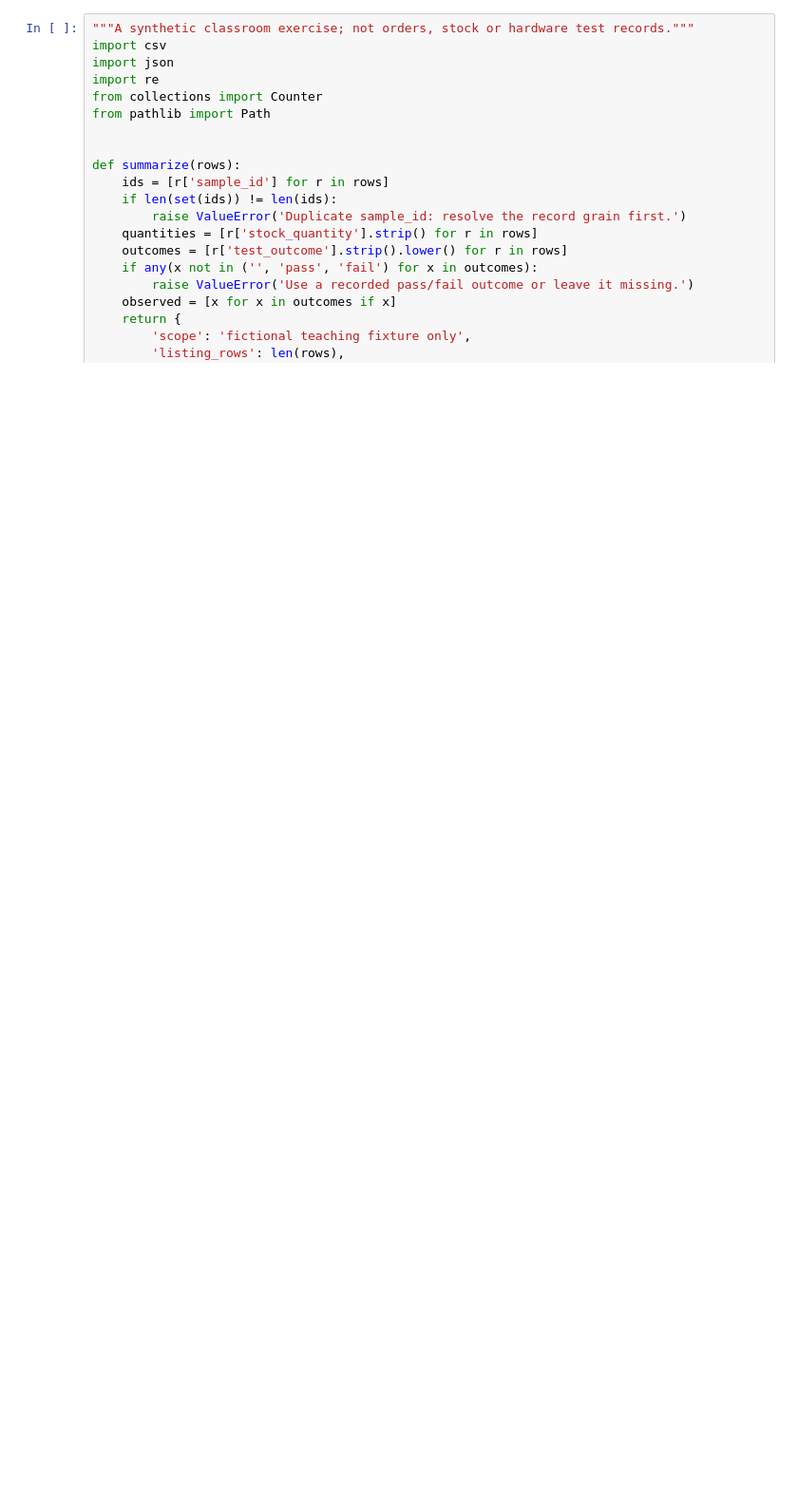
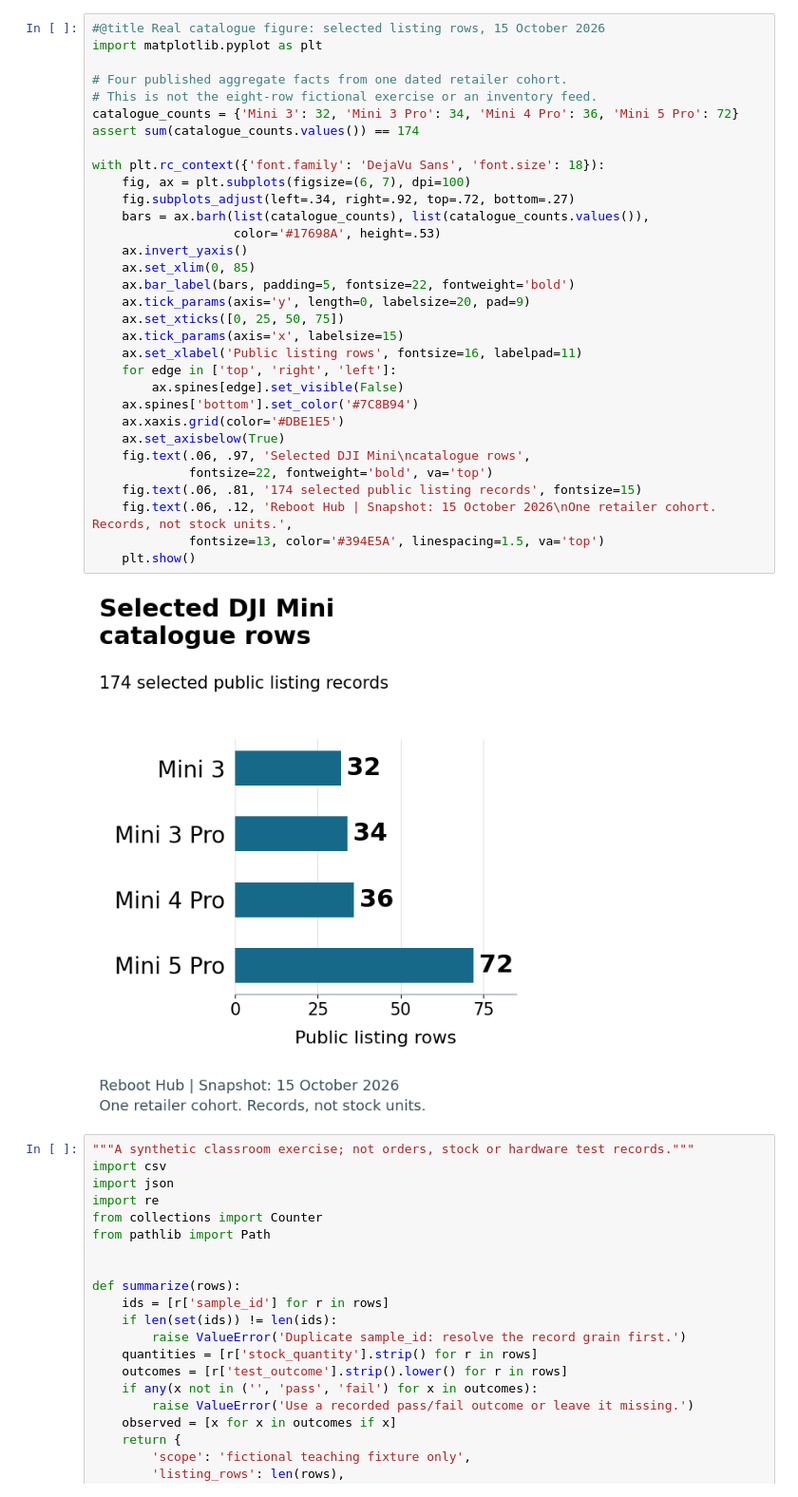
Before and after one commit to Reboot-Hub/dji-drone-parts-reference, a Jupyter notebook: lessons/catalogue-evidence-lab-20261016/catalogue-evidence-lab.ipynb, the cells around one changed output. Shown at 95% size. Drawn from its saved outputs; the diff is of its cells as text; blank space fills up the shorter version.

Commit message:
Render the catalogue worksheet chart as a portable notebook output

```diff
--- a/lessons/catalogue-evidence-lab-20261016/catalogue-evidence-lab.ipynb
+++ b/lessons/catalogue-evidence-lab-20261016/catalogue-evidence-lab.ipynb
@@ -9,3 +26,37 @@ The eight exercise rows below are fictional teaching data. The separate real-cas
+# %%
+#@title Real catalogue figure: selected listing rows, 15 October 2026
+import matplotlib.pyplot as plt
+
+# Four published aggregate facts from one dated retailer cohort.
+# This is not the eight-row fictional exercise or an inventory feed.
+catalogue_counts = {'Mini 3': 32, 'Mini 3 Pro': 34, 'Mini 4 Pro': 36, 'Mini 5 Pro': 72}
+assert sum(catalogue_counts.values()) == 174
+
+with plt.rc_context({'font.family': 'DejaVu Sans', 'font.size': 18}):
+    fig, ax = plt.subplots(figsize=(6, 7), dpi=100)
+    fig.subplots_adjust(left=.34, right=.92, top=.72, bottom=.27)
+    bars = ax.barh(list(catalogue_counts), list(catalogue_counts.values()),
+                   color='#17698A', height=.53)
+    ax.invert_yaxis()
+    ax.set_xlim(0, 85)
+    ax.bar_label(bars, padding=5, fontsize=22, fontweight='bold')
+    ax.tick_params(axis='y', length=0, labelsize=20, pad=9)
+    ax.set_xticks([0, 25, 50, 75])
+    ax.tick_params(axis='x', labelsize=15)
+    ax.set_xlabel('Public listing rows', fontsize=16, labelpad=11)
+    for edge in ['top', 'right', 'left']:
+        ax.spines[edge].set_visible(False)
+    ax.spines['bottom'].set_color('#7C8B94')
+    ax.xaxis.grid(color='#DBE1E5')
+    ax.set_axisbelow(True)
+    fig.text(.06, .97, 'Selected DJI Mini\ncatalogue rows',
+             fontsize=22, fontweight='bold', va='top')
+    fig.text(.06, .81, '174 selected public listing records', fontsize=15)
+    fig.text(.06, .12, 'Reboot Hub | Snapshot: 15 October 2026\nOne retailer cohort. Records, not stock units.',
+             fontsize=13, color='#394E5A', linespacing=1.5, va='top')
+    plt.show()
+# %% [output]
+[figure, added]
 # %%
 """A synthetic classroom exercise; not orders, stock or hardware test records."""
 import csv
```
Also changed, not shown: parts of 1 cell of this notebook, 1 other file.
